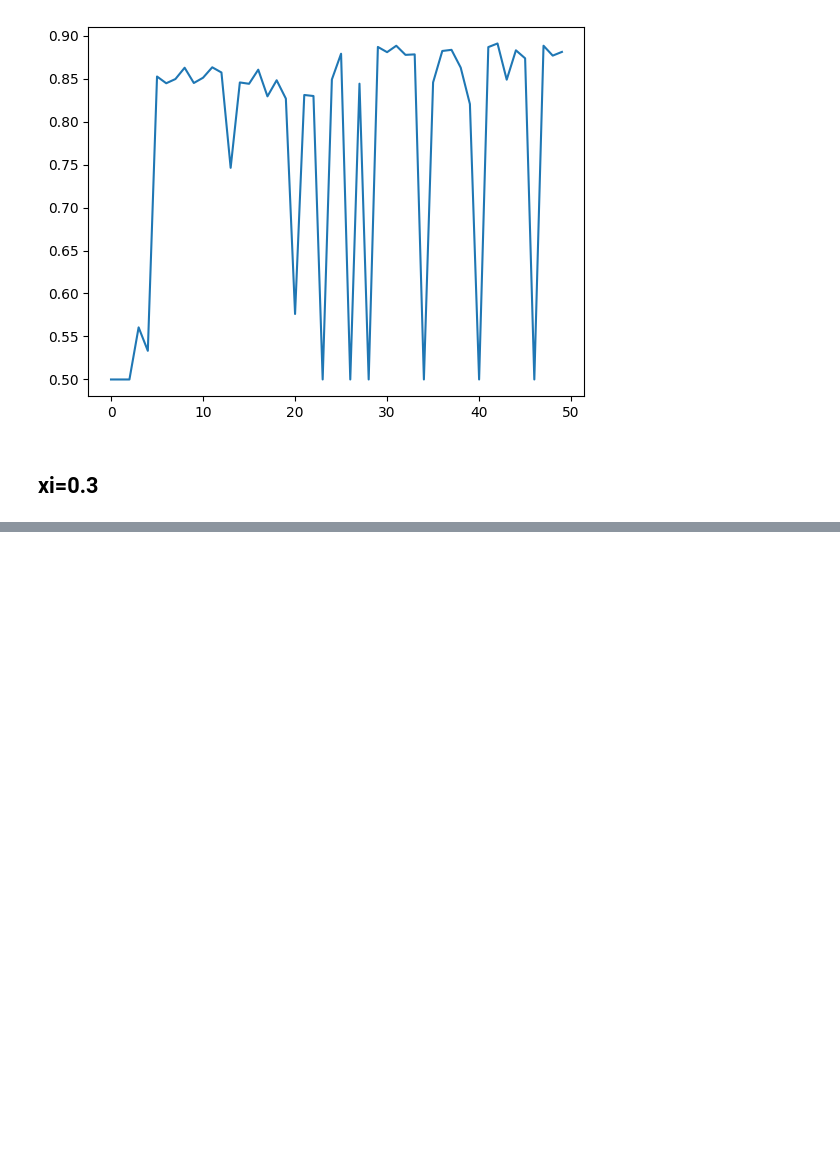
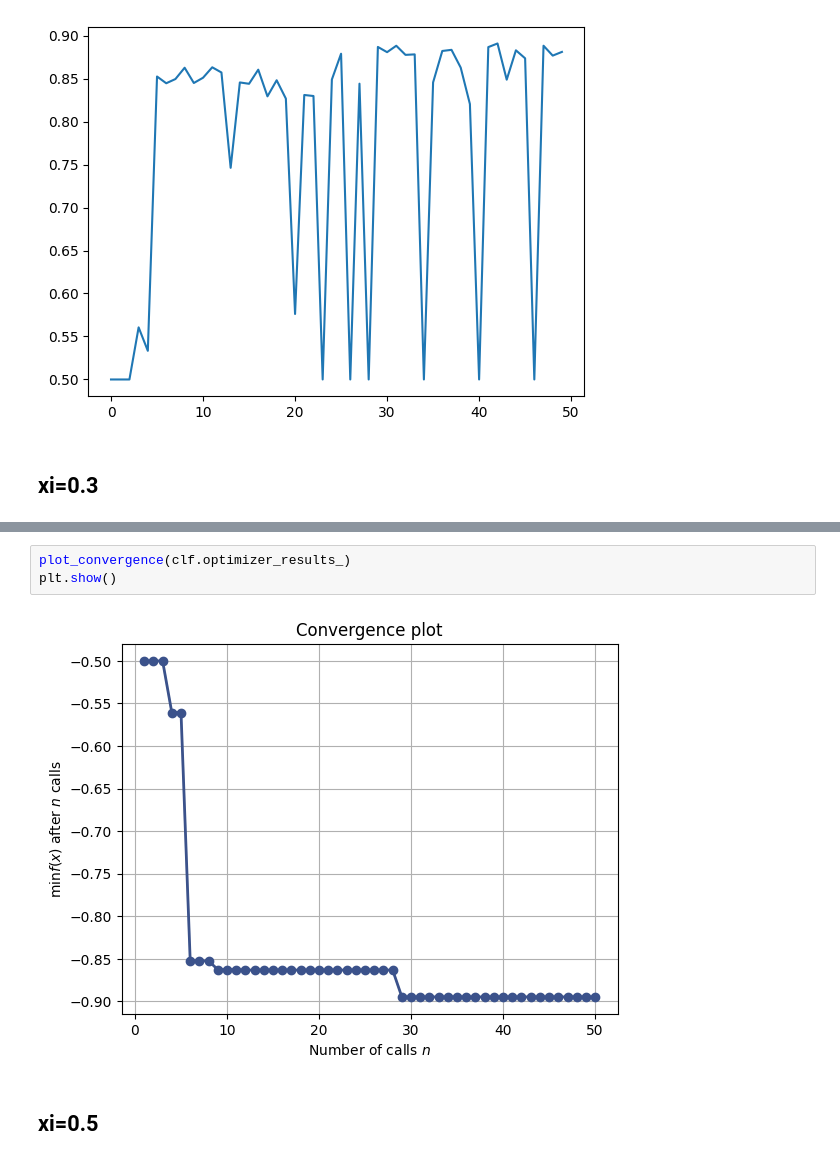
Before and after one commit to antbartash/australian_rain, a Jupyter notebook: BayesianOptimization_skopt.ipynb, the cells around one changed output, grey strips where cells are left out. Saved outputs shown, nothing was run; the diff lists cells and outputs as text; blank space fills up the shorter version.

```diff
--- a/BayesianOptimization_skopt.ipynb
+++ b/BayesianOptimization_skopt.ipynb
@@ -237,0 +282,7 @@ Fitting 3 folds for each of 1 candidates, totalling 3 fits
+# %%
+plot_convergence(clf.optimizer_results_)
+plt.show()
+# %% [output]
+[figure, added]
+# %% [markdown]
+## xi=0.5
```
Also changed, not shown: parts of 7 cells of this notebook.
